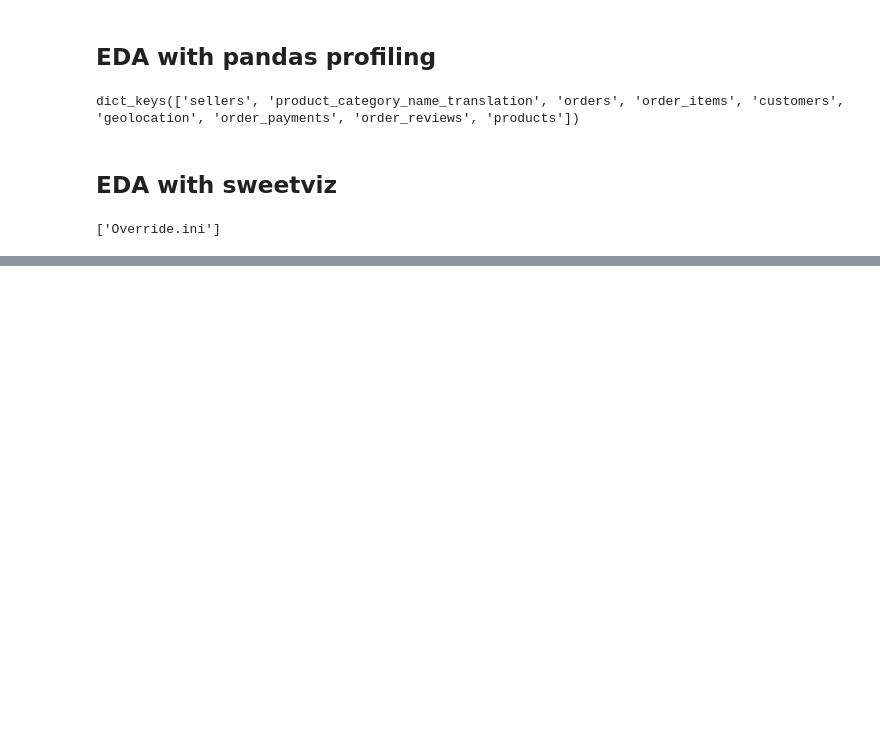
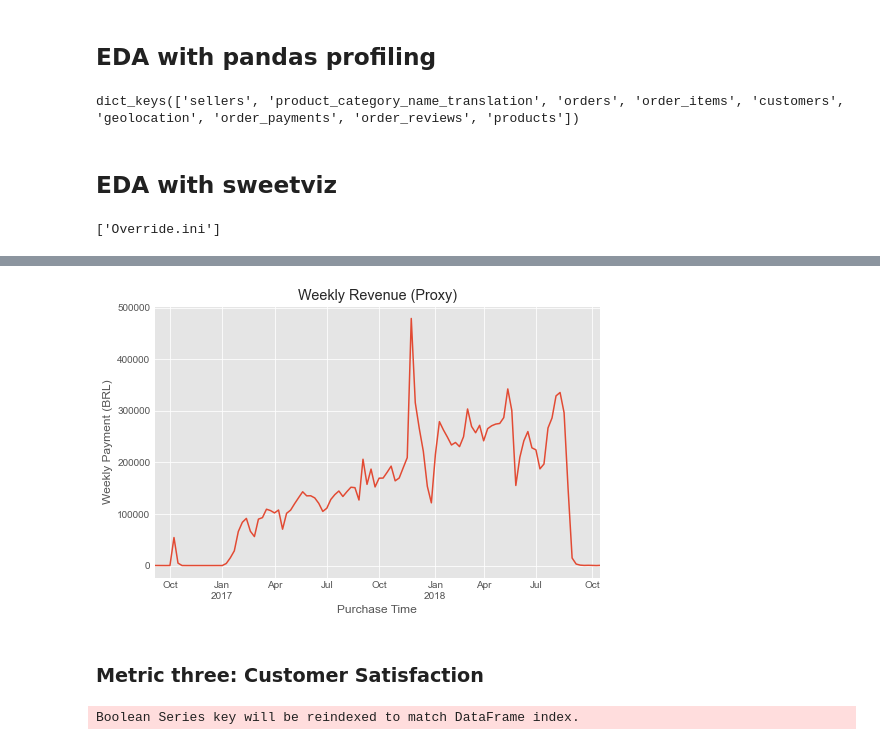
Before and after one commit to modiem/DataScience, a Jupyter notebook: eCommerceProject/01-data_preparation.ipynb, the cells around one changed output, grey strips where cells are left out. Cells and saved outputs as stored; diff of their text form; code cells hidden in the pictures; blank space fills up the shorter version.

```diff
--- a/eCommerceProject/01-data_preparation.ipynb
+++ b/eCommerceProject/01-data_preparation.ipynb
@@ -101,0 +293,21 @@ for d in datasets_to_profile:
+# %%
+payments = payments.groupby(by = 'order_id').sum()['payment_value']
+# %%
+orders_payment = orders.merge(payments, on = ['order_id'], how = "left")[['order_id', 'order_purchase_timestamp','payment_value']]
+# %%
+# fill na in the column payment_values
+orders_payment = orders_payment.fillna(0)
+# %%
+orders_payment = orders_payment.set_index("order_purchase_timestamp")
+# %%
+weekly_revenue = orders_payment.resample("W").sum()['payment_value']
+plt.figure(figsize = (8, 5))
+plt.title('Weekly Revenue (Proxy)')
+weekly_revenue.plot()
+plt.xlabel("Purchase Time")
+plt.ylabel("Weekly Payment (BRL)")
+plt.show()
+# %% [output]
+[figure, added]
+# %% [markdown]
+### Metric three: Customer Satisfaction
@@ -101,0 +325,6 @@ for d in datasets_to_profile:
+# %%
+# filter out the month where the volumn order less than 100
+mask = review_time.resample("M").count()['order_id'] >= 100
+monthly_review = review_time.resample("M").mean().dropna()[mask]
+# %% [output]
+Boolean Series key will be reindexed to match DataFrame index.
```
Also changed, not shown: parts of 31 cells of this notebook.
